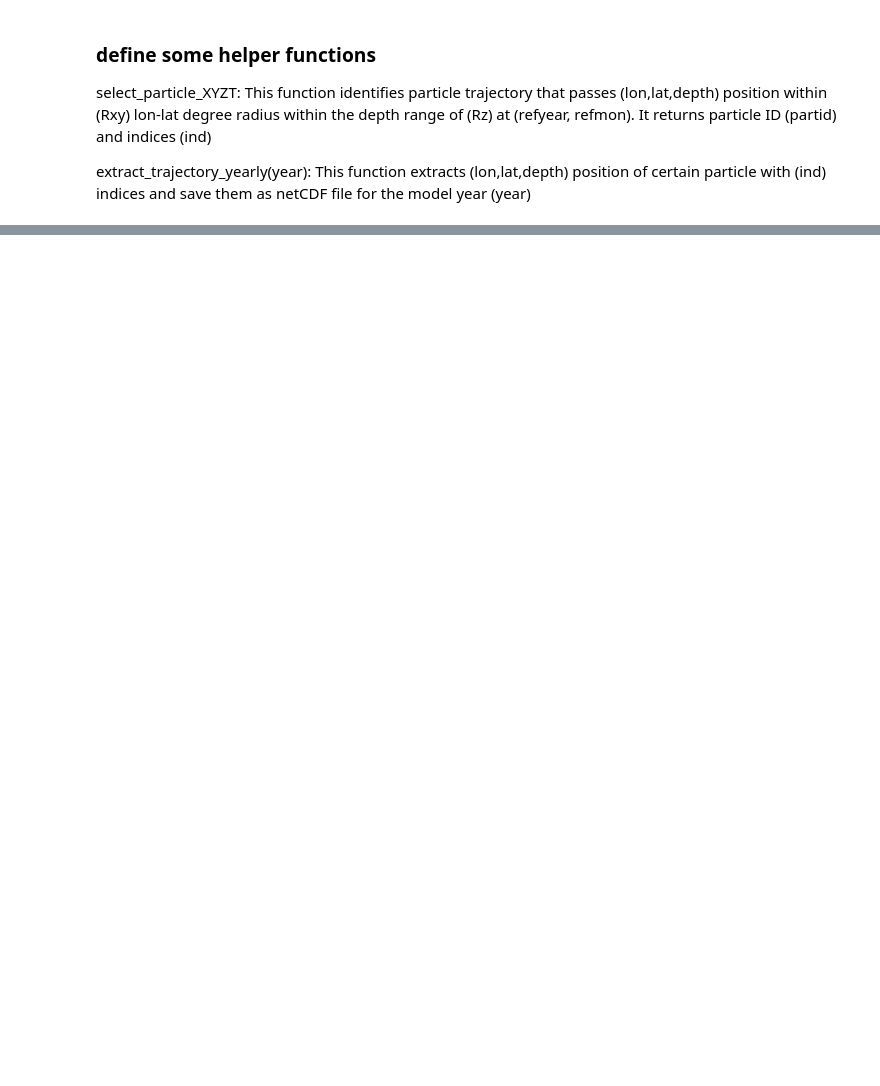
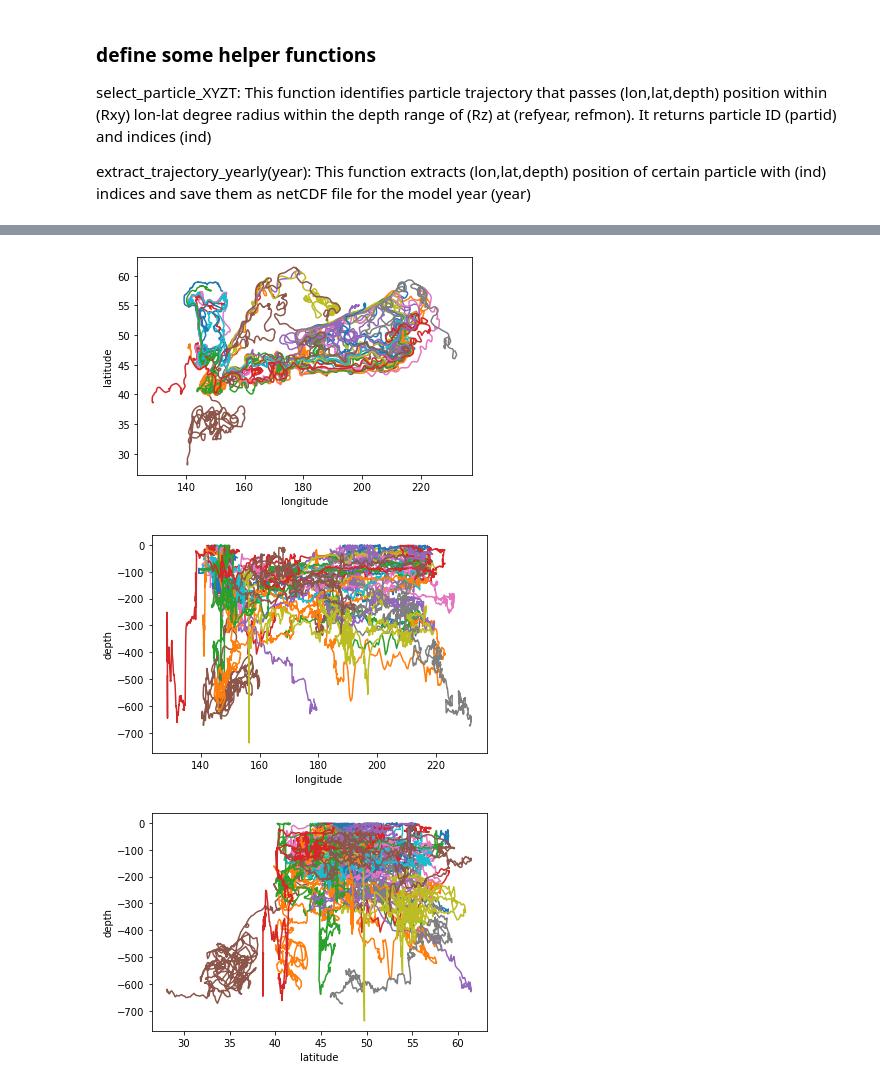
Before and after one commit to takaito1/cori-shared-notebook, a Jupyter notebook: tutorial3_extract_trajectory.ipynb, the cells around one changed output, grey strips where cells are left out. Cells and saved outputs as stored; diff of their text form; code cells hidden in the pictures; blank space fills up the shorter version.

```diff
--- a/tutorial3_extract_trajectory.ipynb
+++ b/tutorial3_extract_trajectory.ipynb
@@ -95,0 +132,19 @@ plt.show()
+# %%
+# For now, I use criteria to flat sudden vertical shift of more than (dzcrit)
+dzcrit = 100.
+#
+qcflag=[]
+for pid in dss['particleID']:
+    ztmp=z.sel(particleID=pid)
+    dztmp=np.diff(ztmp)
+    dzmax=np.max(dztmp)
+    dzmin=-np.min(dztmp)
+    dzabs=np.max([dzmax,dzmin])
+    if dzabs >= dzcrit:
+        print('flagged, max|dz| = '+str(dzabs)+': particleID='+str(int(pid)))
+        qcflag.append(9) # bad data, large vertical jump
+    else:
+        qcflag.append(0) # good data
+
+# set up a data array called QC
+QC=xr.DataArray(data=qcflag,coords={'particleID':dss['particleID']})
@@ -96 +170,25 @@ plt.show()
+# %%
+# Re-plot the data after QC
+ind=(QC==0)
+x=dss['lonParticle'][:,ind]
+y=dss['latParticle'][:,ind]
+z=dss['zLevelParticle'][:,ind]
+dss1=xr.merge((x,y,z))
+dss1.to_netcdf(outdir+'/'+loclab+'_'+str(depc-ddep)+'-'+str(depc+ddep)+'m_'+year+'-'+mon+'_QC.nc')
+plt.plot(x,y)
+plt.xlabel('longitude')
+plt.ylabel('latitude')
+plt.show()
+plt.plot(x,z)
+plt.xlabel('longitude')
+plt.ylabel('depth')
+plt.show()
+plt.plot(y,z)
+plt.xlabel('latitude')
+plt.ylabel('depth')
+plt.show()
+# %% [output]
+[figure, added]
+[figure, added]
+[figure, added]
 # %%
```
Also changed, not shown: parts of 9 cells of this notebook.
